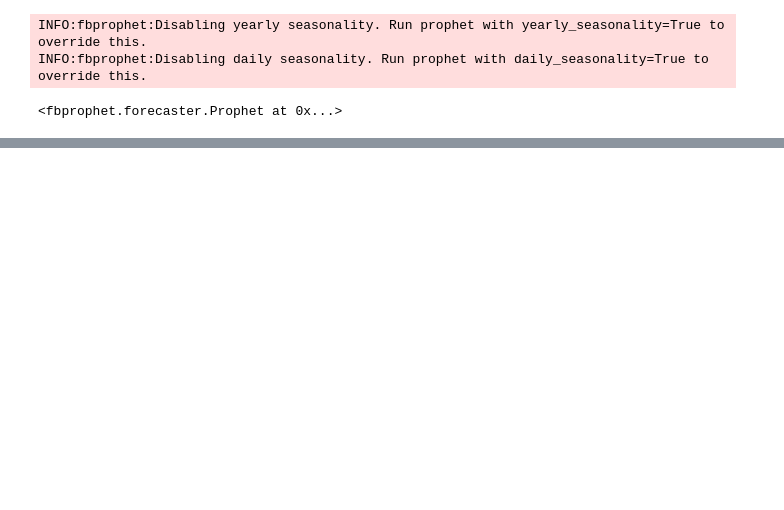
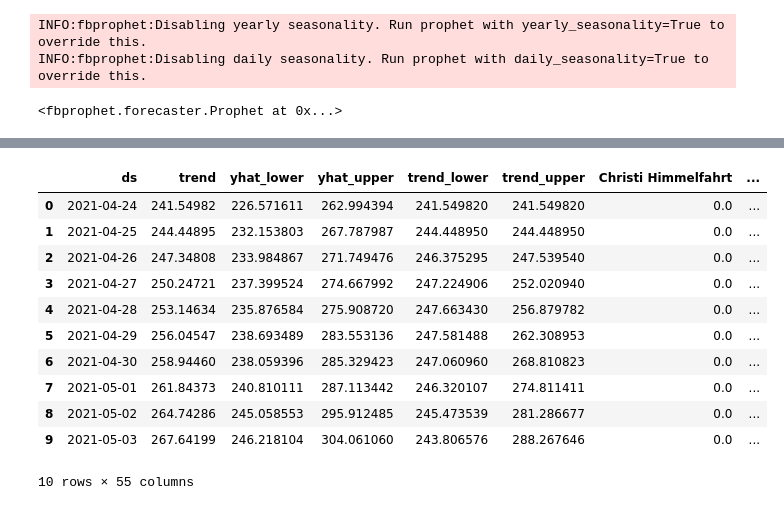
Before and after one commit to jokus-pokus/Gesundheitsamt, a Jupyter notebook: Modellierung_Prophet.ipynb, the cells around one changed output, grey strips where cells are left out. Saved outputs shown, nothing was run; the diff lists cells and outputs as text; code cells hidden in the pictures; blank space fills up the shorter version.

```diff
--- a/Modellierung_Prophet.ipynb
+++ b/Modellierung_Prophet.ipynb
@@ -88,0 +93,15 @@ import streamlit as st
+# %%
+forecast
+# %% [output]
+|  | ds | trend | yhat_lower | yhat_upper | trend_lower | trend_upper | Christi Himmelfahrt | ... |
+| 0 | 2021-04-24 | 241.54982 | 226.571611 | 262.994394 | 241.549820 | 241.549820 | 0.0 | ... |
+| 1 | 2021-04-25 | 244.44895 | 232.153803 | 267.787987 | 244.448950 | 244.448950 | 0.0 | ... |
+| 2 | 2021-04-26 | 247.34808 | 233.984867 | 271.749476 | 246.375295 | 247.539540 | 0.0 | ... |
+| 3 | 2021-04-27 | 250.24721 | 237.399524 | 274.667992 | 247.224906 | 252.020940 | 0.0 | ... |
+| 4 | 2021-04-28 | 253.14634 | 235.876584 | 275.908720 | 247.663430 | 256.879782 | 0.0 | ... |
+| 5 | 2021-04-29 | 256.04547 | 238.693489 | 283.553136 | 247.581488 | 262.308953 | 0.0 | ... |
+| 6 | 2021-04-30 | 258.94460 | 238.059396 | 285.329423 | 247.060960 | 268.810823 | 0.0 | ... |
+| 7 | 2021-05-01 | 261.84373 | 240.810111 | 287.113442 | 246.320107 | 274.811411 | 0.0 | ... |
+| 8 | 2021-05-02 | 264.74286 | 245.058553 | 295.912485 | 245.473539 | 281.286677 | 0.0 | ... |
+| 9 | 2021-05-03 | 267.64199 | 246.218104 | 304.061060 | 243.806576 | 288.267646 | 0.0 | ... |
+10 rows × 55 columns
```
Also changed, not shown: parts of 7 cells of this notebook, 4 other files.
